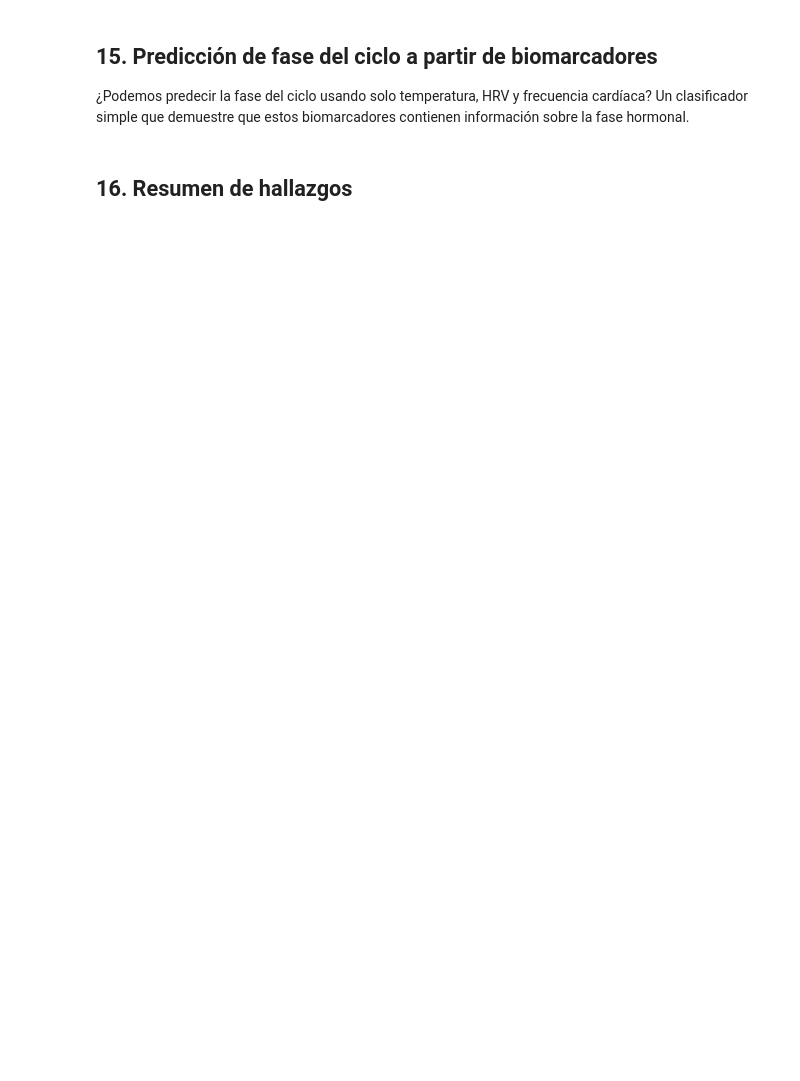
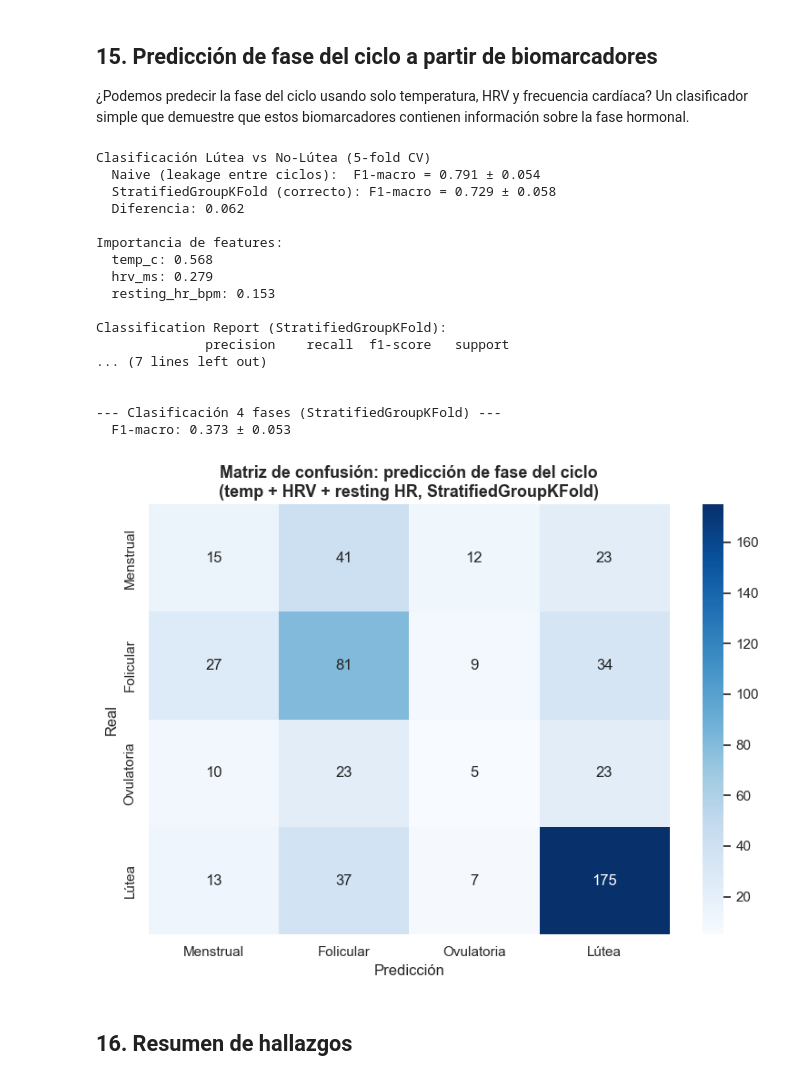
Before and after one commit to aroaxinping/redmoon, a Jupyter notebook: notebooks/analysis.ipynb, the cells around one changed output. Drawn from its saved outputs; the diff is of its cells as text; code cells hidden in the pictures; blank space fills up the shorter version.

```diff
--- a/notebooks/analysis.ipynb
+++ b/notebooks/analysis.ipynb
@@ -22,6 +22,9 @@ from redmoon.constants import (
     assign_phase,
 )
 
+# Lowercase alias used throughout the notebook
+phase_order = PHASE_ORDER
+
 sns.set_theme(style="whitegrid", palette="muted")
 plt.rcParams["figure.figsize"] = (14, 6)
 plt.rcParams["figure.dpi"] = 100
@@ -175,6 +219,11 @@ phases = nightly_df["night_date"].apply(lambda d: assign_phase(d, periods))
 nightly_df["phase"] = phases.apply(lambda x: x[0])
 nightly_df["cycle_day"] = phases.apply(lambda x: x[1])
 nightly_df["cycle_length"] = phases.apply(lambda x: x[2])
+
+# Same period index assign_phase() used to find the match — needed as a
+# group key so nights from one cycle never split across train/test in CV.
+period_bins = periods["start"].tolist() + [pd.Timestamp.max]
+nightly_df["cycle_id"] = pd.cut(nightly_df["night_date"], bins=period_bins, labels=False, right=False)
 
 # Filter to only nights within a known cycle
 cycle_sleep = nightly_df.dropna(subset=["phase"]).copy()
@@ -649,7 +790,7 @@ if len(valid_cycles) > 10:
 ¿Podemos predecir la fase del ciclo usando solo temperatura, HRV y frecuencia cardíaca? Un clasificador simple que demuestre que estos biomarcadores contienen información sobre la fase hormonal.
 # %%
 from sklearn.ensemble import RandomForestClassifier
-from sklearn.model_selection import cross_val_score, StratifiedKFold
+from sklearn.model_selection import cross_val_score, StratifiedKFold, StratifiedGroupKFold
 from sklearn.metrics import classification_report, confusion_matrix
 
 # Prepare features
@@ -659,48 +800,82 @@ pred_data = cycle_sleep.dropna(subset=pred_cols + ["phase"]).copy()
 if len(pred_data) > 100:
     X = pred_data[pred_cols].values
     y = pred_data["phase"].values
+    groups = pred_data["cycle_id"].values
 
     # Binary: Luteal vs Non-Luteal (easier task, clinically relevant)
     y_binary = np.where(y == "Lútea", "Lútea", "No-Lútea")
 
     clf = RandomForestClassifier(n_estimators=100, random_state=42, class_weight="balanced")
-    cv = StratifiedKFold(n_splits=5, shuffle=True, random_state=42)
-    scores = cross_val_score(clf, X, y_binary, cv=cv, scoring="f1_macro")
 
-    print(f"Clasificación Lútea vs No-Lútea (5-fold CV)")
-    print(f"  F1-macro: {scores.mean():.3f} ± {scores.std():.3f}")
-    print(f"  Scores: {[f'{s:.3f}' for s in scores]}")
+    # Naive row-level CV — shuffles individual nights, so nights from the
+    # same cycle can land in both train and test. The model partly "recognises"
+    # a cycle it has already seen instead of predicting a truly unseen one.
+    cv_naive = StratifiedKFold(n_splits=5, shuffle=True, random_state=42)
+    scores_naive = cross_val_score(clf, X, y_binary, cv=cv_naive, scoring="f1_macro")
+
+    # Group-aware CV — all nights from one cycle stay together in the same
+    # fold, so evaluation is on genuinely unseen cycles. See RESEARCH.md,
+    # section 5, for the full writeup of why this matters here.
+    cv_group = StratifiedGroupKFold(n_splits=5, shuffle=True, random_state=42)
+    scores_group = cross_val_score(clf, X, y_binary, cv=cv_group, groups=groups, scoring="f1_macro")
+
+    print("Clasificación Lútea vs No-Lútea (5-fold CV)")
+    print(f"  Naive (leakage entre ciclos):  F1-macro = {scores_naive.mean():.3f} ± {scores_naive.std():.3f}")
+    print(f"  StratifiedGroupKFold (correcto): F1-macro = {scores_group.mean():.3f} ± {scores_group.std():.3f}")
+    print(f"  Diferencia: {scores_naive.mean() - scores_group.mean():.3f}")
 
     # Train on all data for feature importance
     clf.fit(X, y_binary)
-    print(f"\nImportancia de features:")
+    print("\nImportancia de features:")
     for name, imp in sorted(zip(pred_cols, clf.feature_importances_), key=lambda x: -x[1]):
         print(f"  {name}: {imp:.3f}")
 
-    # Full report
+    # Full report — using the group-aware CV, not the naive one
     from sklearn.model_selection import cross_val_predict
-    y_pred = cross_val_predict(clf, X, y_binary, cv=cv)
-    print(f"\nClassification Report:")
+    y_pred = cross_val_predict(clf, X, y_binary, cv=cv_group, groups=groups)
+    print("\nClassification Report (StratifiedGroupKFold):")
     print(classification_report(y_binary, y_pred))
 
-    # 4-class
-    print("\n--- Clasificación 4 fases ---")
-    scores_4 = cross_val_score(clf, X, y, cv=cv, scoring="f1_macro")
+    # 4-class, group-aware
+    print("\n--- Clasificación 4 fases (StratifiedGroupKFold) ---")
+    scores_4 = cross_val_score(clf, X, y, cv=cv_group, groups=groups, scoring="f1_macro")
     print(f"  F1-macro: {scores_4.mean():.3f} ± {scores_4.std():.3f}")
 
     # Confusion matrix
-    y_pred_4 = cross_val_predict(RandomForestClassifier(n_estimators=100, random_state=42, class_weight="balanced"), X, y, cv=cv)
+    y_pred_4 = cross_val_predict(
+        RandomForestClassifier(n_estimators=100, random_state=42, class_weight="balanced"),
+        X, y, cv=cv_group, groups=groups,
+    )
     cm = confusion_matrix(y, y_pred_4, labels=phase_order)
     fig, ax = plt.subplots(figsize=(8, 6))
     sns.heatmap(cm, annot=True, fmt="d", cmap="Blues", xticklabels=phase_order, yticklabels=phase_order, ax=ax)
     ax.set_xlabel("Predicción")
     ax.set_ylabel("Real")
-    ax.set_title("Matriz de confusión: predicción de fase del ciclo\n(temp + HRV + resting HR)", fontsize=13, fontweight="bold")
+    ax.set_title("Matriz de confusión: predicción de fase del ciclo\n(temp + HRV + resting HR, StratifiedGroupKFold)", fontsize=13, fontweight="bold")
     plt.tight_layout()
     plt.show()
 else:
     print(f"Insuficientes datos con todos los biomarcadores ({len(pred_data)} registros)")
     print("Se necesitan noches con temperatura, HRV y resting HR simultáneamente")
+# %% [output]
+Clasificación Lútea vs No-Lútea (5-fold CV)
+  Naive (leakage entre ciclos):  F1-macro = 0.791 ± 0.054
+  StratifiedGroupKFold (correcto): F1-macro = 0.729 ± 0.058
+  Diferencia: 0.062
+
+Importancia de features:
+  temp_c: 0.568
+  hrv_ms: 0.279
+  resting_hr_bpm: 0.153
+
+Classification Report (StratifiedGroupKFold):
+              precision    recall  f1-score   support
+... (7 lines left out)
+
+
+--- Clasificación 4 fases (StratifiedGroupKFold) ---
+  F1-macro: 0.373 ± 0.053
+[figure, added]
 # %% [markdown]
 ## 16. Resumen de hallazgos
 # %%
```
Also changed, not shown: parts of 20 cells of this notebook, 3 other files.
